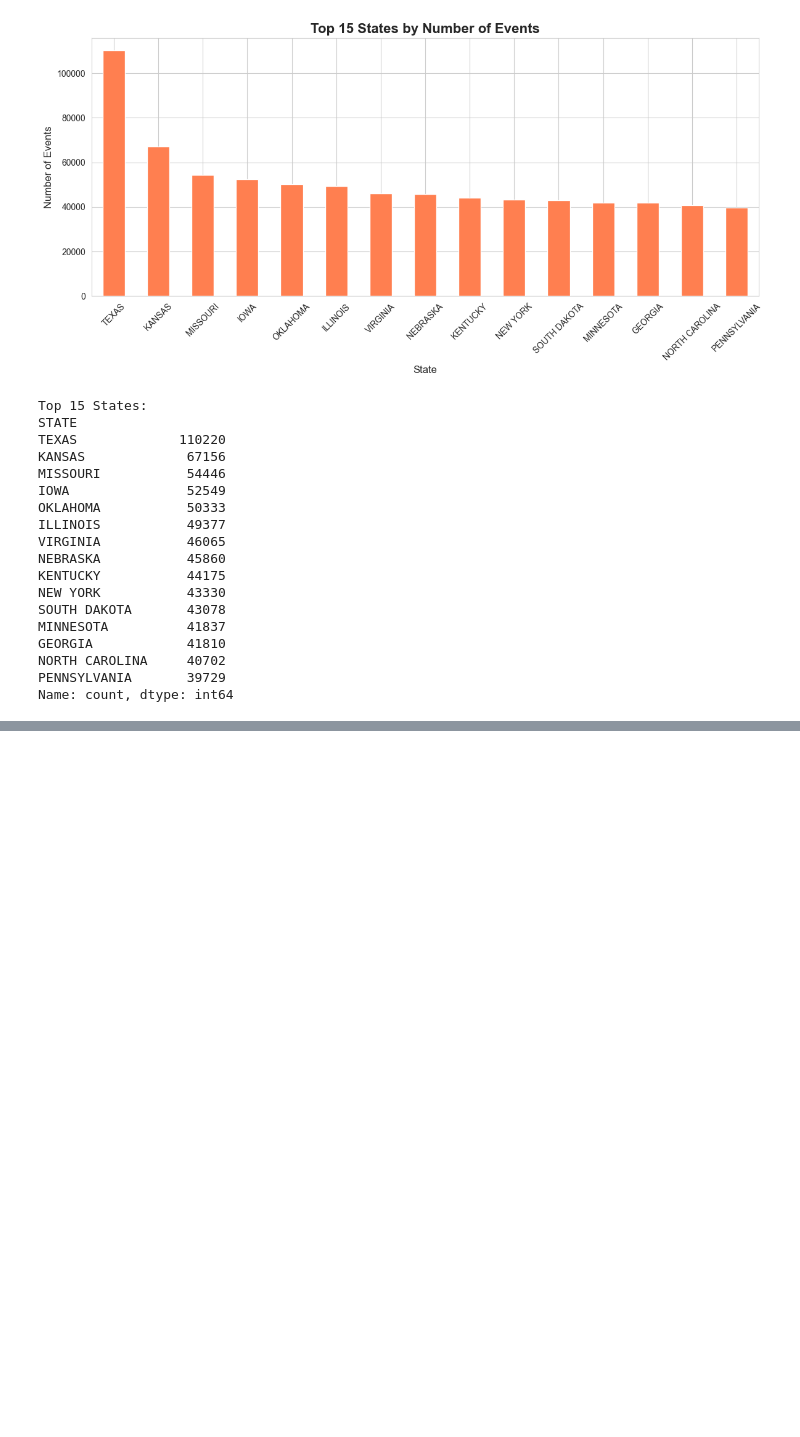
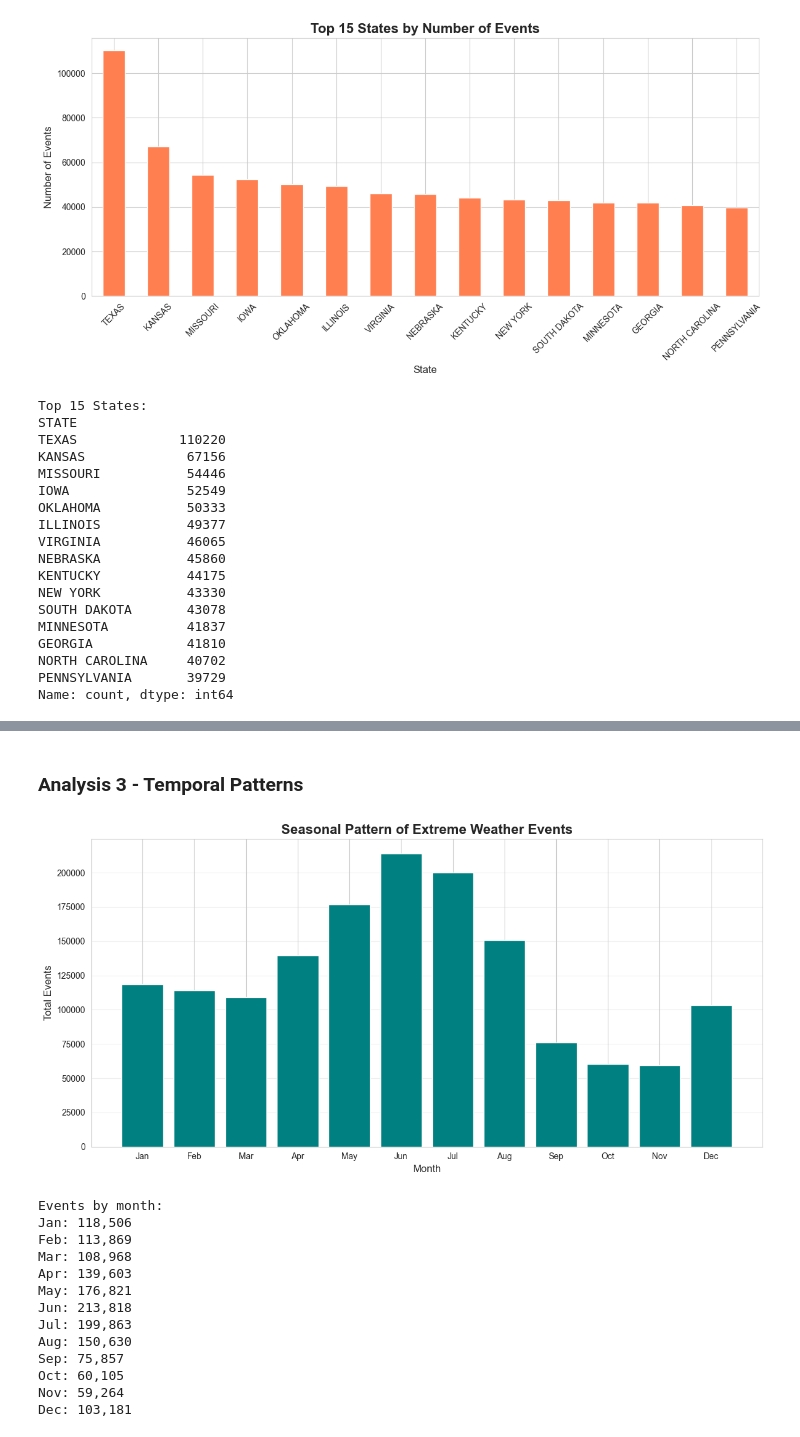
Before and after one commit to Lucasqrz1/us_extreme_weather_prediction, a Jupyter notebook: notebooks/01_data_exploration.ipynb, the cells around one changed output, grey strips where cells are left out. Drawn from its saved outputs; the diff is of its cells as text; code cells hidden in the pictures; blank space fills up the shorter version.

Commit message:
Complete Phase 1: Exploratory Data Analysis

```diff
--- a/notebooks/01_data_exploration.ipynb
+++ b/notebooks/01_data_exploration.ipynb
@@ -280,0 +302,37 @@ Name: count, dtype: int64
+# %% [markdown]
+### Analysis 3 - Temporal Patterns
+# %%
+# Cell 11: Monthly seasonality
+events_by_month = df.groupby('MONTH').size()
+month_names = ['Jan', 'Feb', 'Mar', 'Apr', 'May', 'Jun',
+               'Jul', 'Aug', 'Sep', 'Oct', 'Nov', 'Dec']
+
+plt.figure(figsize=(12, 6))
+plt.bar(range(1, 13), events_by_month.values, color='teal')
+plt.title('Seasonal Pattern of Extreme Weather Events', fontsize=16, fontweight='bold')
+plt.xlabel('Month', fontsize=12)
+plt.ylabel('Total Events', fontsize=12)
+plt.xticks(range(1, 13), month_names)
+plt.grid(axis='y', alpha=0.3)
+plt.tight_layout()
+plt.savefig('../images/05_monthly_pattern.png', dpi=300, bbox_inches='tight')
+plt.show()
+
+print("Events by month:")
+for month, count in zip(month_names, events_by_month.values):
+    print(f"{month}: {count:,}")
+# %% [output]
+[figure, added]
+Events by month:
+Jan: 118,506
+Feb: 113,869
+Mar: 108,968
+Apr: 139,603
+May: 176,821
+Jun: 213,818
+Jul: 199,863
+Aug: 150,630
+Sep: 75,857
+Oct: 60,105
+Nov: 59,264
+Dec: 103,181
```
Also changed, not shown: parts of 9 cells of this notebook, 4 other files.
